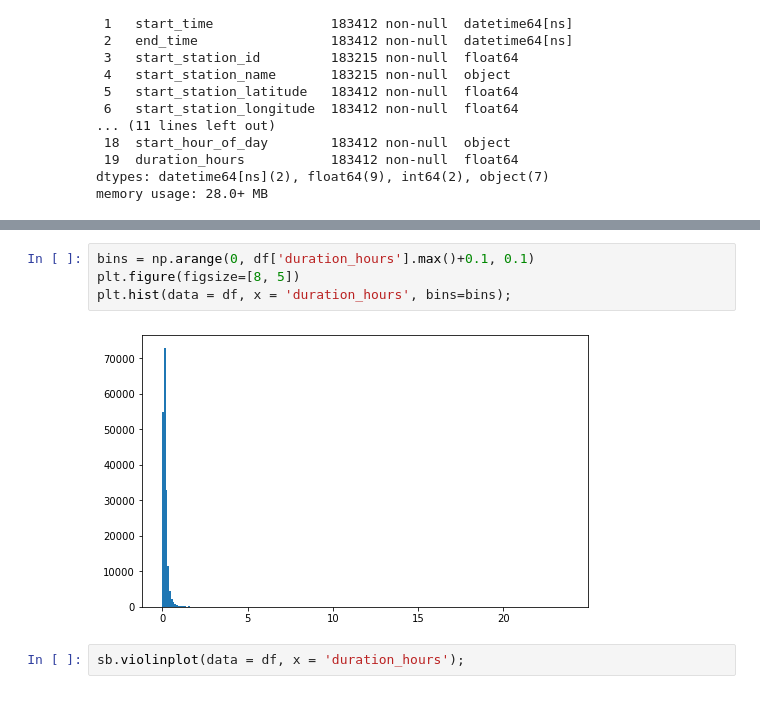
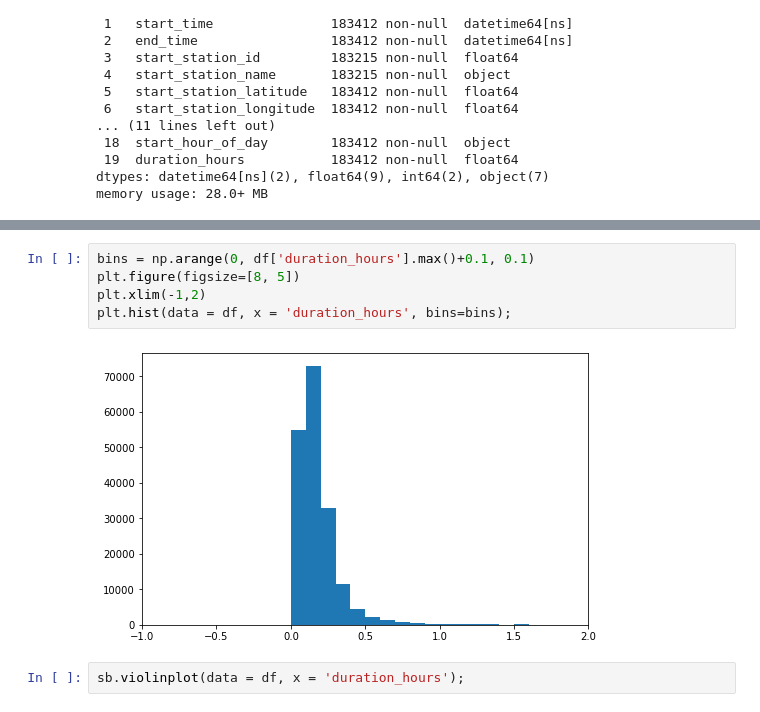
Before and after one commit to Mohammedkl175/Communicate-Data-Findings, a Jupyter notebook: exploration_template.ipynb, the cells around one changed output, grey strips where cells are left out. Drawn from its saved outputs; the diff is of its cells as text.

```diff
--- a/exploration_template.ipynb
+++ b/exploration_template.ipynb
@@ -158,9 +158,10 @@ df.sample(1)
 # %%
 bins = np.arange(0, df['duration_hours'].max()+0.1, 0.1)
 plt.figure(figsize=[8, 5])
+plt.xlim(-1,2)
 plt.hist(data = df, x = 'duration_hours', bins=bins);
 # %% [output]
-[figure, old version]
+[figure, new version]
 # %%
 sb.violinplot(data = df, x = 'duration_hours');
 # %% [output]
```
Also changed, not shown: parts of 4 cells of this notebook, 3 other files.
